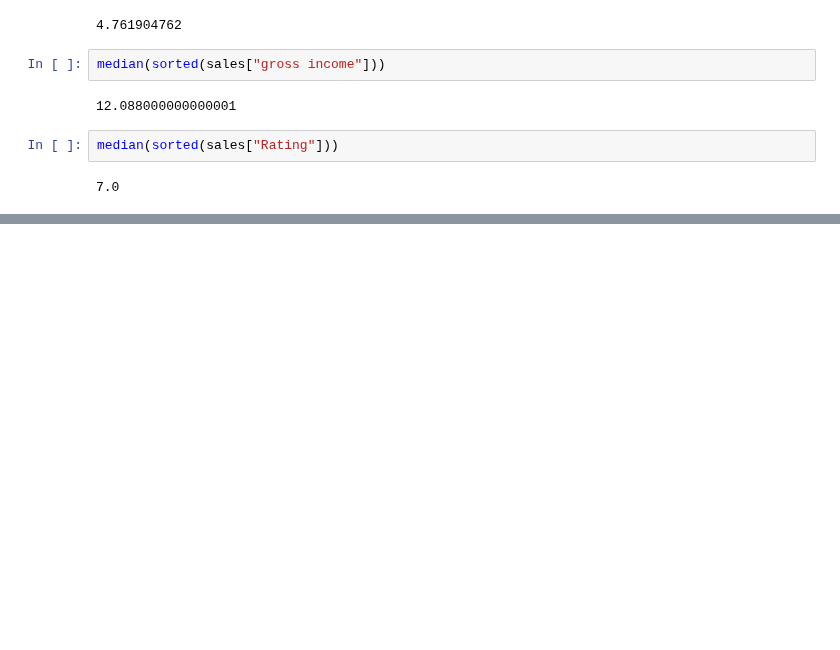
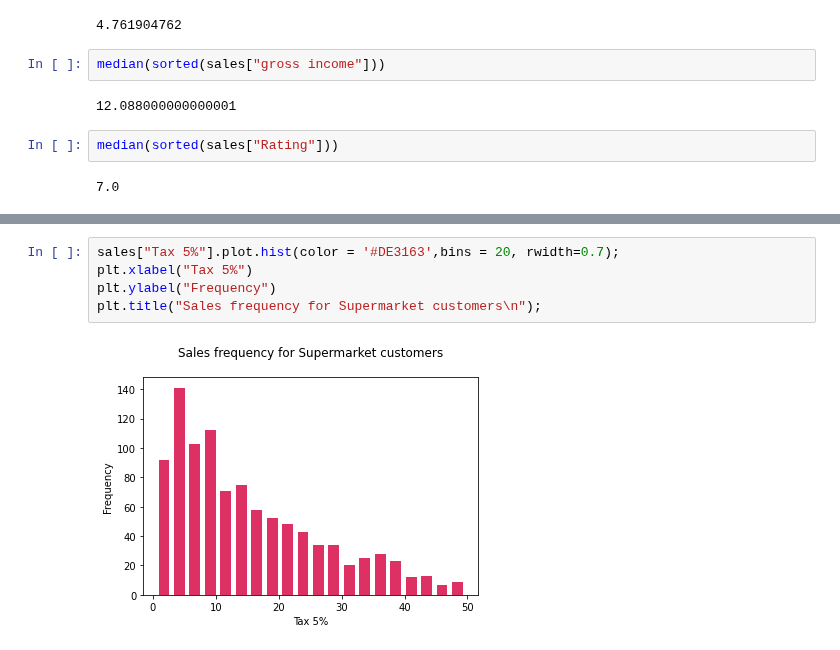
Before and after one commit to Jammal7/Introduction_to_Data_Science, a Jupyter notebook: GAMES/Univariate Statistics Python Project .ipynb, the cells around one changed output, grey strips where cells are left out. Cells and saved outputs as stored; diff of their text form; blank space fills up the shorter version.

```diff
--- a/GAMES/Univariate Statistics Python Project .ipynb
+++ b/GAMES/Univariate Statistics Python Project .ipynb
@@ -265,0 +591,7 @@ median(sorted(sales["Rating"]))
+# %%
+sales["Tax 5%"].plot.hist(color = '#DE3163',bins = 20, rwidth=0.7);
+plt.xlabel("Tax 5%")
+plt.ylabel("Frequency")
+plt.title("Sales frequency for Supermarket customers\n");
+# %% [output]
+[figure, added]
```
Also changed, not shown: parts of 77 cells of this notebook.
